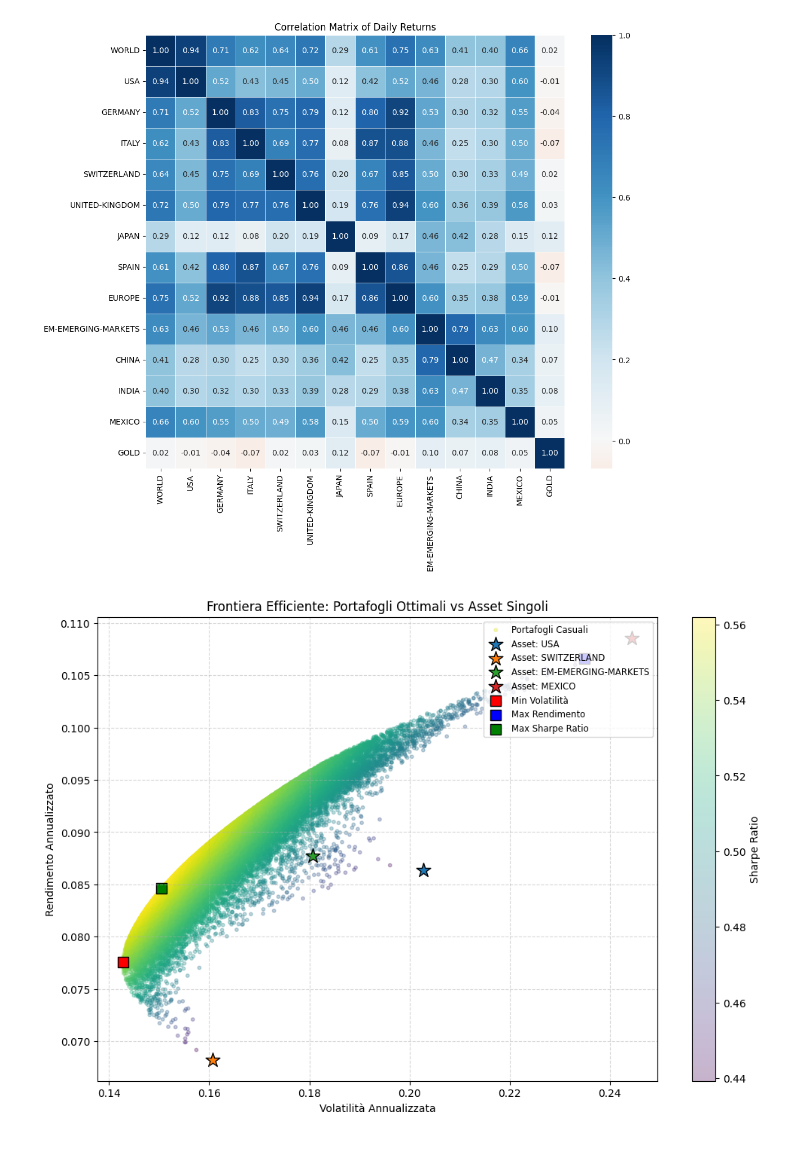
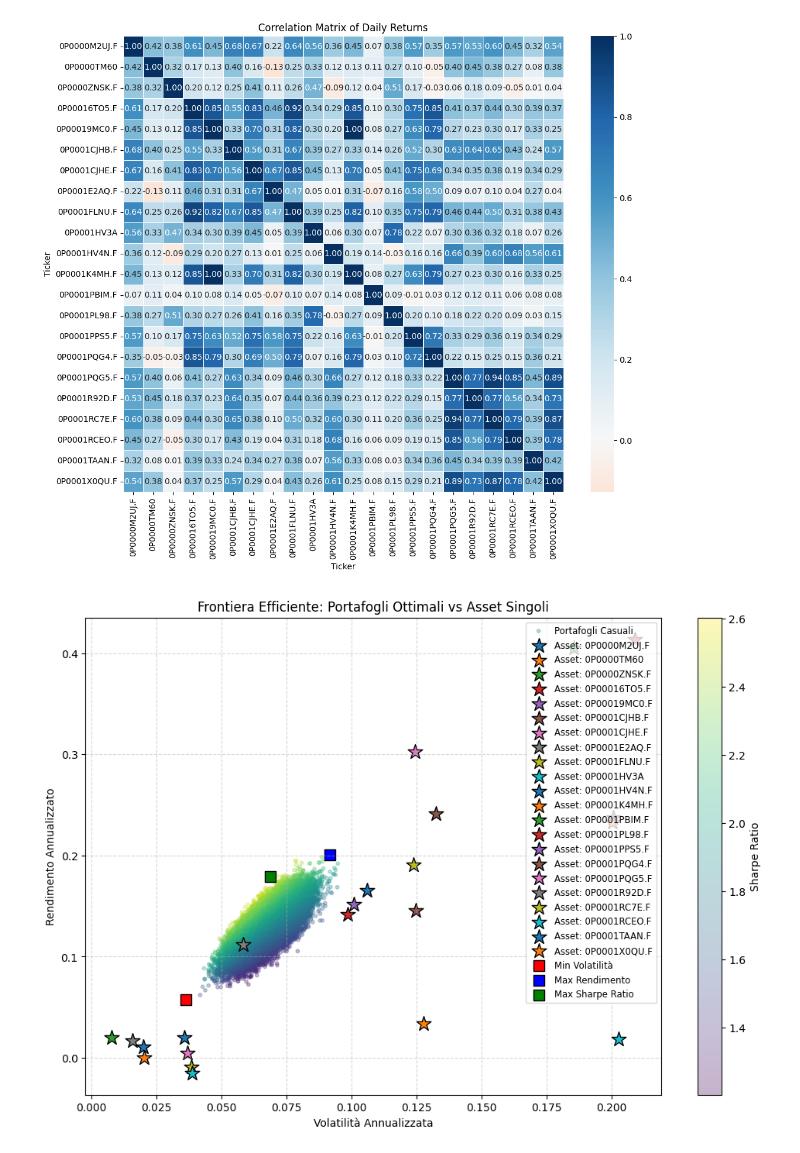
Before and after one commit to MarioPEL58/Finance, a Jupyter notebook: frontiera_efficiente_da_yf.ipynb, the cells around one changed output. Cells and saved outputs as stored; diff of their text form; code cells hidden in the pictures.

```diff
--- a/frontiera_efficiente_da_yf.ipynb
+++ b/frontiera_efficiente_da_yf.ipynb
@@ -59,0 +3,44 @@ display(merged_df.head())
+# %%
+# See which indexes are available here: https://github.com/paolocole/Stock-Indexes-Historical-Data/tree/main/DAILY/NET
+
+tickers_list=  ["0P0000M2UJ.F","0P0000TM60",
+                "0P0000ZNSK.F","0P00016TO5.F",
+                "0P00019MC0.F","0P0001CJHB.F",
+                "0P0001CJHE.F","0P0001E2AQ.F",
+                "0P0001FLNU.F","0P0001HV3A",
+                "0P0001HV4N.F","0P0001K4MH.F",
+                "0P0001PBIM.F","0P0001PL98.F",
+                "0P0001PPS5.F","0P0001PQG4.F",
+                "0P0001PQG5.F","0P0001R92D.F",
+                "0P0001RC7E.F","0P0001RCEO.F",
+                "0P0001TAAN.F","0P0001X0QU.F"]
+# %%
+import pandas as pd
+import yfinance as yf
+
+def load_data(tickers):
+    """
+    Scarica i dati storici da Yahoo Finance per una lista di ticker.
+    Recupera gli ultimi 10 anni di dati.
+    """
+    # Scarichiamo i dati per un periodo di 10 anni
+    df = yf.download(tickers, period='10y', progress=False, auto_adjust=True)
+
+    # Gestione MultiIndex (quando ci sono più ticker)
+    if isinstance(df.columns, pd.MultiIndex):
+        if 'Close' in df.columns.levels[0]:
+            df = df['Close']
+    else:
+        # Gestione Ticker singolo
+        if 'Close' in df.columns:
+            df = df[['Close']]
+
+    return df.sort_index()
+
+# Esecuzione usando la tickers_list definita nella cella precedente
+merged_df = load_data(tickers_list)
+
+# Visualizzazione
+print(f"Periodo caricato: dal {merged_df.index.min().date()} al {merged_df.index.max().date()}")
+print(f"Asset caricati: {len(merged_df.columns)}")
+display(merged_df.head())
@@ -166,7 +169,7 @@ sns.heatmap(corr_matrix, annot=True, cmap='RdBu', center=0, fmt='.2f', linewidth
 plt.title('Correlation Matrix of Daily Returns')
 plt.show()
 # %% [output]
-[figure, old version]
+[figure, new version]
 # %%
 import numpy as np
 import matplotlib.pyplot as plt
@@ -175,6 +178,7 @@ import matplotlib.pyplot as plt
 #assets = ['USA', 'GERMANY', 'ITALY', 'EUROPE', 'UNITED-KINGDOM','JAPAN','SWITZERLAND','SPAIN','EM-EMERGING-MARKETS']
 
 assets = ['USA','SWITZERLAND','EM-EMERGING-MARKETS','MEXICO']
+assets = tickers_list
 # assets=['USA','JAPAN','SWITZERLAND','SPAIN','EM-EMERGING-MARKETS']
 subset_returns = returns_df[assets].dropna()
 
@@ -199,34 +203,34 @@ for i in range(num_portfolios):
     results[0,i] = portfolio_return
     results[1,i] = portfolio_std_dev
     results[2,i] = results[0,i] / results[1,i]
 
 # Identificazione portafogli ottimali
 min_vol_idx = np.argmin(results[1,:])
 max_ret_idx = np.argmax(results[0,:])
 max_sharpe_idx = np.argmax(results[2,:])
 
 # Plot
 plt.figure(figsize=(12, 8))
 plt.scatter(results[1,:], results[0,:], c=results[2,:], cmap='viridis', marker='o', s=10, alpha=0.3, label='Portafogli Casuali')
 plt.colorbar(label='Sharpe Ratio')
 
 for asset in assets:
     vol = subset_returns[asset].std() * np.sqrt(252)
     ret = mean_returns[asset]
     plt.scatter(vol, ret, marker='*', s=200, edgecolors='black', label=f'Asset: {asset}')
 
 plt.scatter(results[1, min_vol_idx], results[0, min_vol_idx], color='red', marker='s', s=100, edgecolors='black', label='Min Volatilità')
 plt.scatter(results[1, max_ret_idx], results[0, max_ret_idx], color='blue', marker='s', s=100, edgecolors='black', label='Max Rendimento')
 plt.scatter(results[1, max_sharpe_idx], results[0, max_sharpe_idx], color='green', marker='s', s=100, edgecolors='black', label='Max Sharpe Ratio')
 
 plt.title('Frontiera Efficiente: Portafogli Ottimali vs Asset Singoli')
 plt.xlabel('Volatilità Annualizzata')
 plt.ylabel('Rendimento Annualizzato')
 plt.legend(loc='upper right', fontsize='small')
 plt.grid(True, linestyle='--', alpha=0.5)
 plt.show()
 # %% [output]
-[figure, old version]
+[figure, new version]
 # %%
 import pandas as pd
 
```
Also changed, not shown: parts of 7 cells of this notebook.
